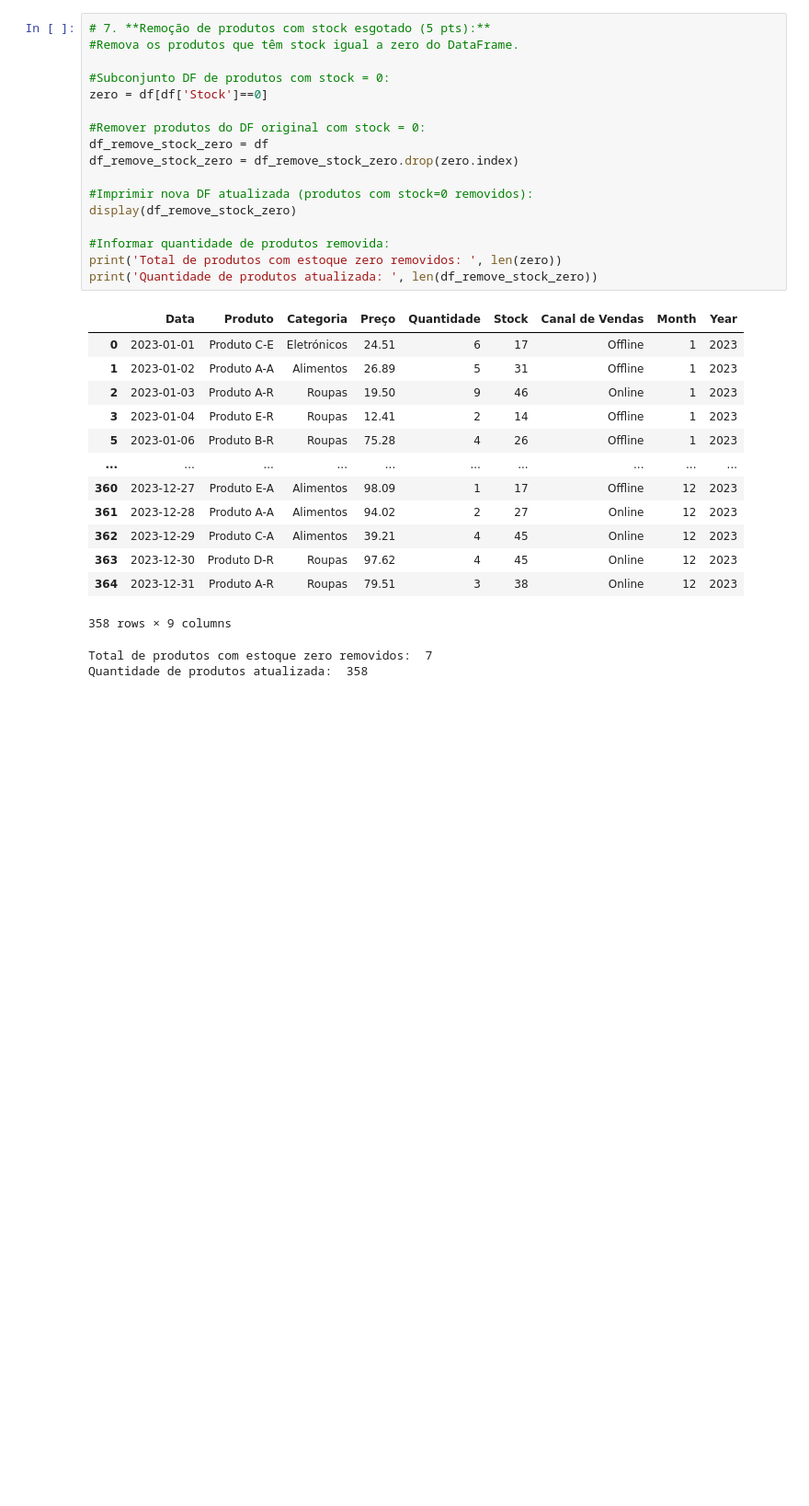
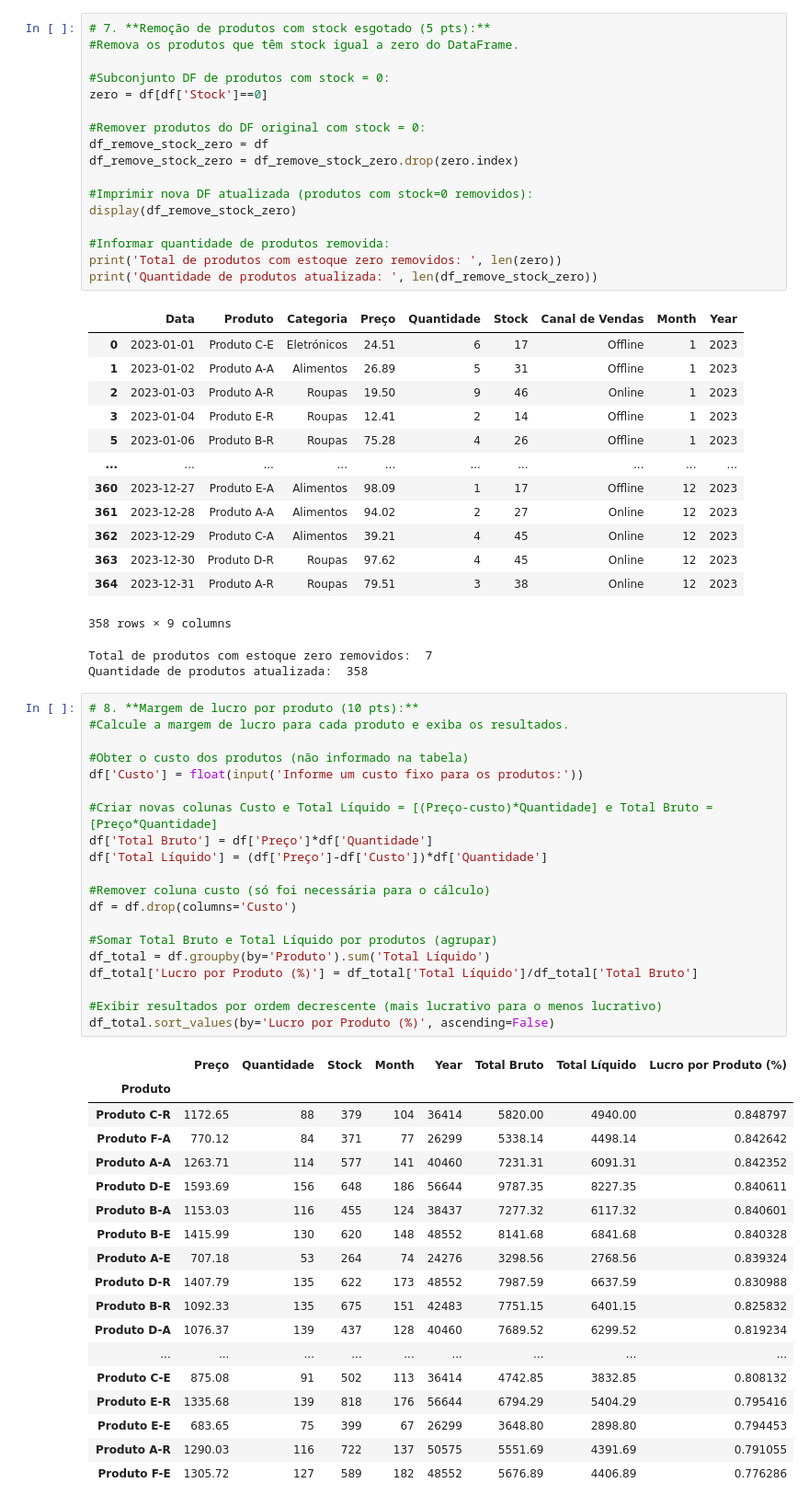
Before and after one commit to igorambrozini/Portfolio-DS, a Jupyter notebook: 1a Entrega Mestrado - 08-11-2023/DataFrame_Igor_Ambrozini.ipynb, the cells around one changed output. Shown at 92% size. Cells and saved outputs as stored; diff of their text form; blank space fills up the shorter version.

```diff
--- a/1a Entrega Mestrado - 08-11-2023/DataFrame_Igor_Ambrozini.ipynb
+++ b/1a Entrega Mestrado - 08-11-2023/DataFrame_Igor_Ambrozini.ipynb
@@ -246,3 +252,42 @@ print('Quantidade de produtos atualizada: ', len(df_remove_stock_zero))
 358 rows × 9 columns
 Total de produtos com estoque zero removidos:  7
 Quantidade de produtos atualizada:  358
+# %%
+# 8. **Margem de lucro por produto (10 pts):**
+#Calcule a margem de lucro para cada produto e exiba os resultados.
+
+#Obter o custo dos produtos (não informado na tabela)
+df['Custo'] = float(input('Informe um custo fixo para os produtos:'))
+
+#Criar novas colunas Custo e Total Líquido = [(Preço-custo)*Quantidade] e Total Bruto = [Preço*Quantidade]
+df['Total Bruto'] = df['Preço']*df['Quantidade']
+df['Total Líquido'] = (df['Preço']-df['Custo'])*df['Quantidade']
+
+#Remover coluna custo (só foi necessária para o cálculo)
+df = df.drop(columns='Custo')
+
+#Somar Total Bruto e Total Líquido por produtos (agrupar)
+df_total = df.groupby(by='Produto').sum('Total Líquido')
+df_total['Lucro por Produto (%)'] = df_total['Total Líquido']/df_total['Total Bruto']
+
+#Exibir resultados por ordem decrescente (mais lucrativo para o menos lucrativo)
+df_total.sort_values(by='Lucro por Produto (%)', ascending=False)
+# %% [output]
+|  | Preço | Quantidade | Stock | Month | Year | Total Bruto | Total Líquido | Lucro por Produto (%) |
+| Produto |  |  |  |  |  |  |  |  |
+| Produto C-R | 1172.65 | 88 | 379 | 104 | 36414 | 5820.00 | 4940.00 | 0.848797 |
+| Produto F-A | 770.12 | 84 | 371 | 77 | 26299 | 5338.14 | 4498.14 | 0.842642 |
+| Produto A-A | 1263.71 | 114 | 577 | 141 | 40460 | 7231.31 | 6091.31 | 0.842352 |
+| Produto D-E | 1593.69 | 156 | 648 | 186 | 56644 | 9787.35 | 8227.35 | 0.840611 |
+| Produto B-A | 1153.03 | 116 | 455 | 124 | 38437 | 7277.32 | 6117.32 | 0.840601 |
+| Produto B-E | 1415.99 | 130 | 620 | 148 | 48552 | 8141.68 | 6841.68 | 0.840328 |
+| Produto A-E | 707.18 | 53 | 264 | 74 | 24276 | 3298.56 | 2768.56 | 0.839324 |
+| Produto D-R | 1407.79 | 135 | 622 | 173 | 48552 | 7987.59 | 6637.59 | 0.830988 |
+| Produto B-R | 1092.33 | 135 | 675 | 151 | 42483 | 7751.15 | 6401.15 | 0.825832 |
+| Produto D-A | 1076.37 | 139 | 437 | 128 | 40460 | 7689.52 | 6299.52 | 0.819234 |
+| ... | ... | ... | ... | ... | ... | ... | ... | ... |
+| Produto C-E | 875.08 | 91 | 502 | 113 | 36414 | 4742.85 | 3832.85 | 0.808132 |
+| Produto E-R | 1335.68 | 139 | 818 | 176 | 56644 | 6794.29 | 5404.29 | 0.795416 |
+| Produto E-E | 683.65 | 75 | 399 | 67 | 26299 | 3648.80 | 2898.80 | 0.794453 |
+| Produto A-R | 1290.03 | 116 | 722 | 137 | 50575 | 5551.69 | 4391.69 | 0.791055 |
+| Produto F-E | 1305.72 | 127 | 589 | 182 | 48552 | 5676.89 | 4406.89 | 0.776286 |
```
Also changed, not shown: parts of 7 cells of this notebook.
